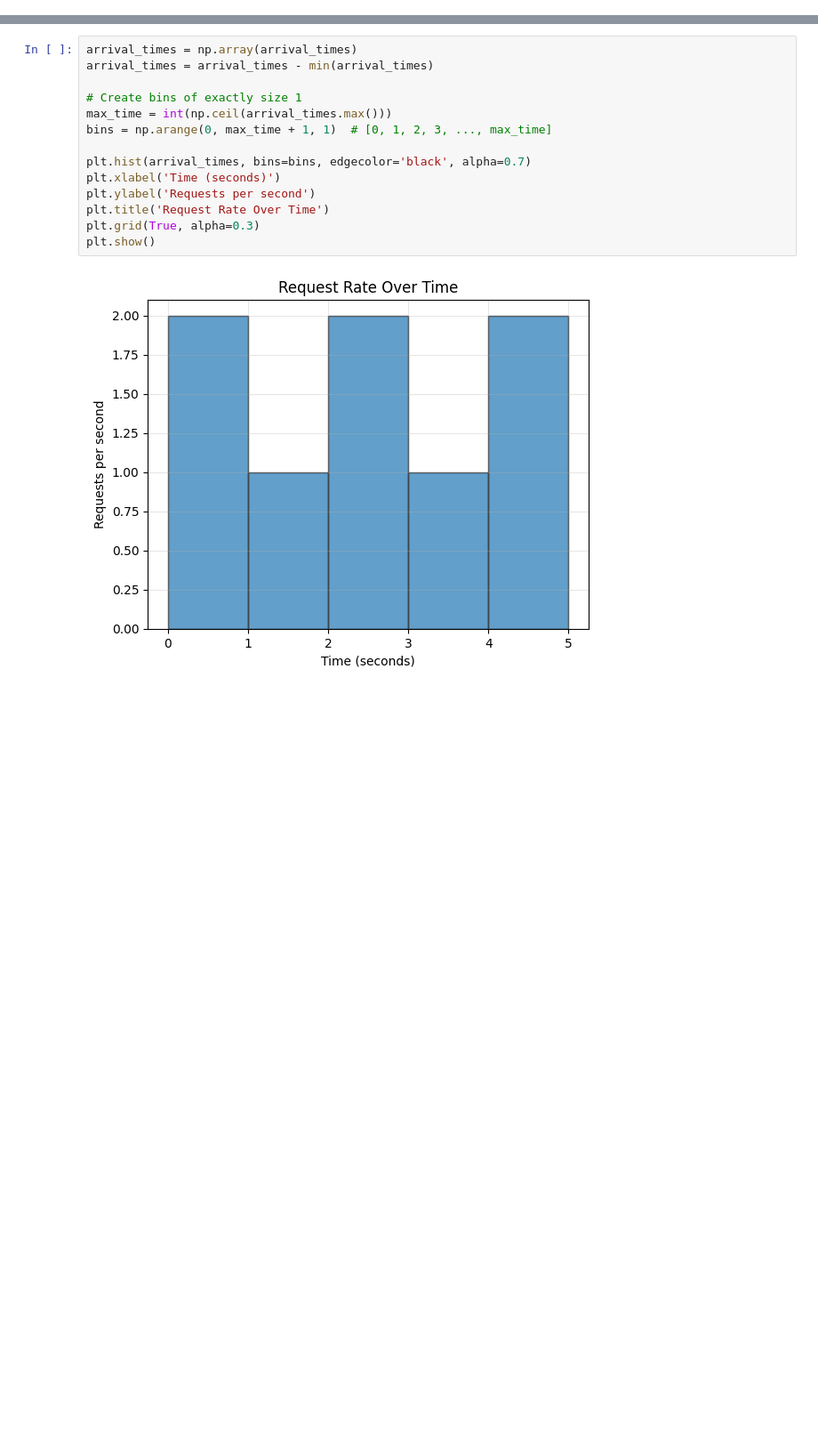
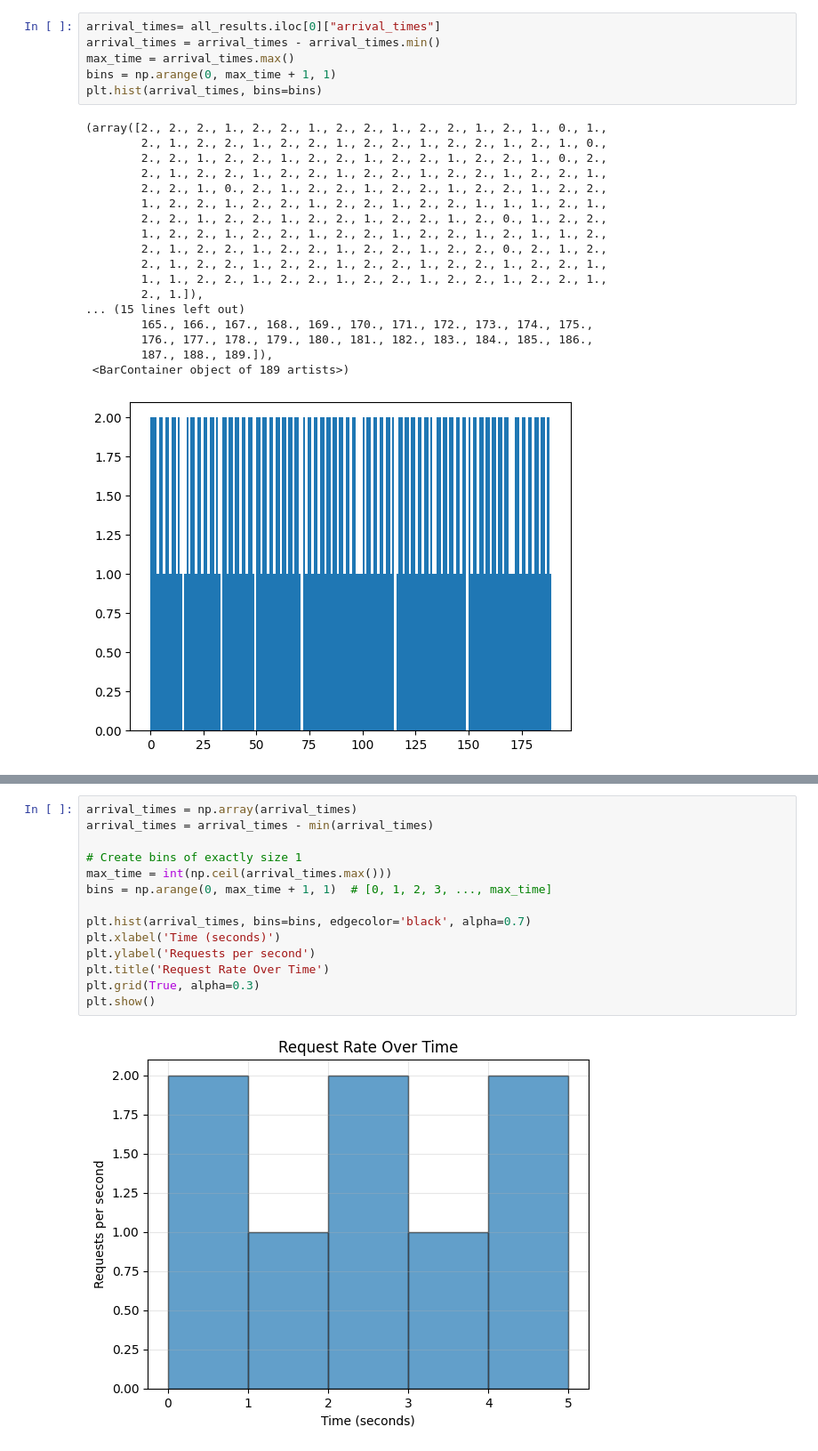
Before and after one commit to ChenZhenY/openpi, a Jupyter notebook: notebooks/end_to_end.ipynb, the cells around one changed output, grey strips where cells are left out. Shown at 89% size. Saved outputs shown, nothing was run; the diff lists cells and outputs as text; blank space fills up the shorter version.

```diff
--- a/notebooks/end_to_end.ipynb
+++ b/notebooks/end_to_end.ipynb
@@ -47,0 +165,25 @@ plt.hist(simulation_step_times)
+# %%
+arrival_times= all_results.iloc[0]["arrival_times"]
+arrival_times = arrival_times - arrival_times.min()
+max_time = arrival_times.max()
+bins = np.arange(0, max_time + 1, 1)
+plt.hist(arrival_times, bins=bins)
+# %% [output]
+(array([2., 2., 2., 1., 2., 2., 1., 2., 2., 1., 2., 2., 1., 2., 1., 0., 1.,
+        2., 1., 2., 2., 1., 2., 2., 1., 2., 2., 1., 2., 2., 1., 2., 1., 0.,
+        2., 2., 1., 2., 2., 1., 2., 2., 1., 2., 2., 1., 2., 2., 1., 0., 2.,
+        2., 1., 2., 2., 1., 2., 2., 1., 2., 2., 1., 2., 2., 1., 2., 2., 1.,
+        2., 2., 1., 0., 2., 1., 2., 2., 1., 2., 2., 1., 2., 2., 1., 2., 2.,
+        1., 2., 2., 1., 2., 2., 1., 2., 2., 1., 2., 2., 1., 1., 1., 2., 1.,
+        2., 2., 1., 2., 2., 1., 2., 2., 1., 2., 2., 1., 2., 0., 1., 2., 2.,
+        1., 2., 2., 1., 2., 2., 1., 2., 2., 1., 2., 2., 1., 2., 1., 1., 2.,
+        2., 1., 2., 2., 1., 2., 2., 1., 2., 2., 1., 2., 2., 0., 2., 1., 2.,
+        2., 1., 2., 2., 1., 2., 2., 1., 2., 2., 1., 2., 2., 1., 2., 2., 1.,
+        1., 1., 2., 2., 1., 2., 2., 1., 2., 2., 1., 2., 2., 1., 2., 2., 1.,
+        2., 1.]),
+... (15 lines left out)
+        165., 166., 167., 168., 169., 170., 171., 172., 173., 174., 175.,
+        176., 177., 178., 179., 180., 181., 182., 183., 184., 185., 186.,
+        187., 188., 189.]),
+ <BarContainer object of 189 artists>)
+[figure, added]
```
Also changed, not shown: parts of 14 cells of this notebook, 10 other files.
